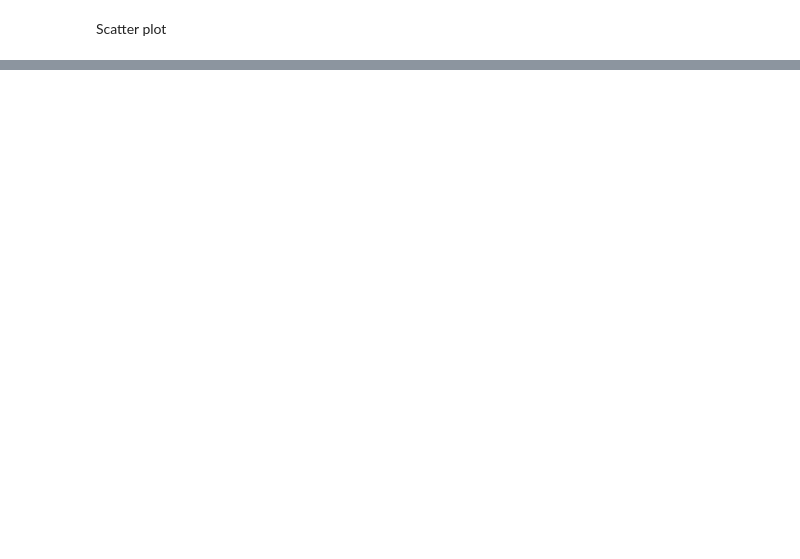
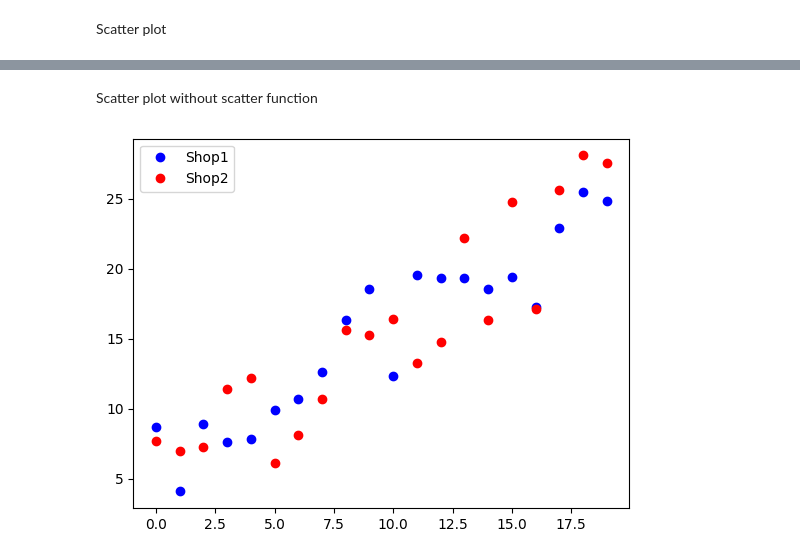
Before and after one commit to Vaishnavi-Gajinkar/Codingwise, a Jupyter notebook: matplotlib/adv_concepts.ipynb, the cells around one changed output, grey strips where cells are left out. Cells and saved outputs as stored; diff of their text form; code cells hidden in the pictures; blank space fills up the shorter version.

```diff
--- a/matplotlib/adv_concepts.ipynb
+++ b/matplotlib/adv_concepts.ipynb
@@ -174,0 +175,10 @@ plt.show()
+# %% [markdown]
+Scatter plot without scatter function
+# %%
+plt.plot(x, y, 'bo')                        # plotting without scatter function cannot help with tiny customization
+plt.plot(x2, y2, 'ro')                      # but its useful for large datasets
+plt.legend(["Shop1", "Shop2"])
+
+plt.show()
+# %% [output]
+[figure, added]
```
Also changed, not shown: parts of 21 cells of this notebook.
